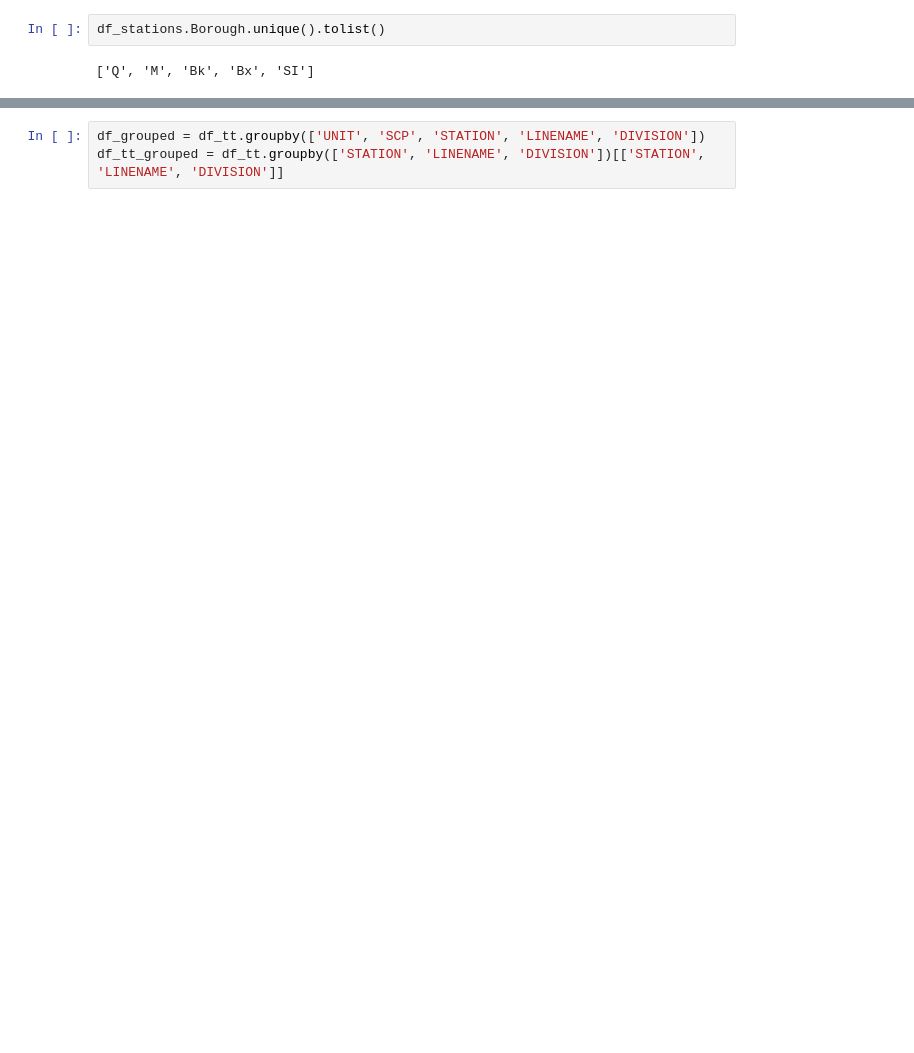
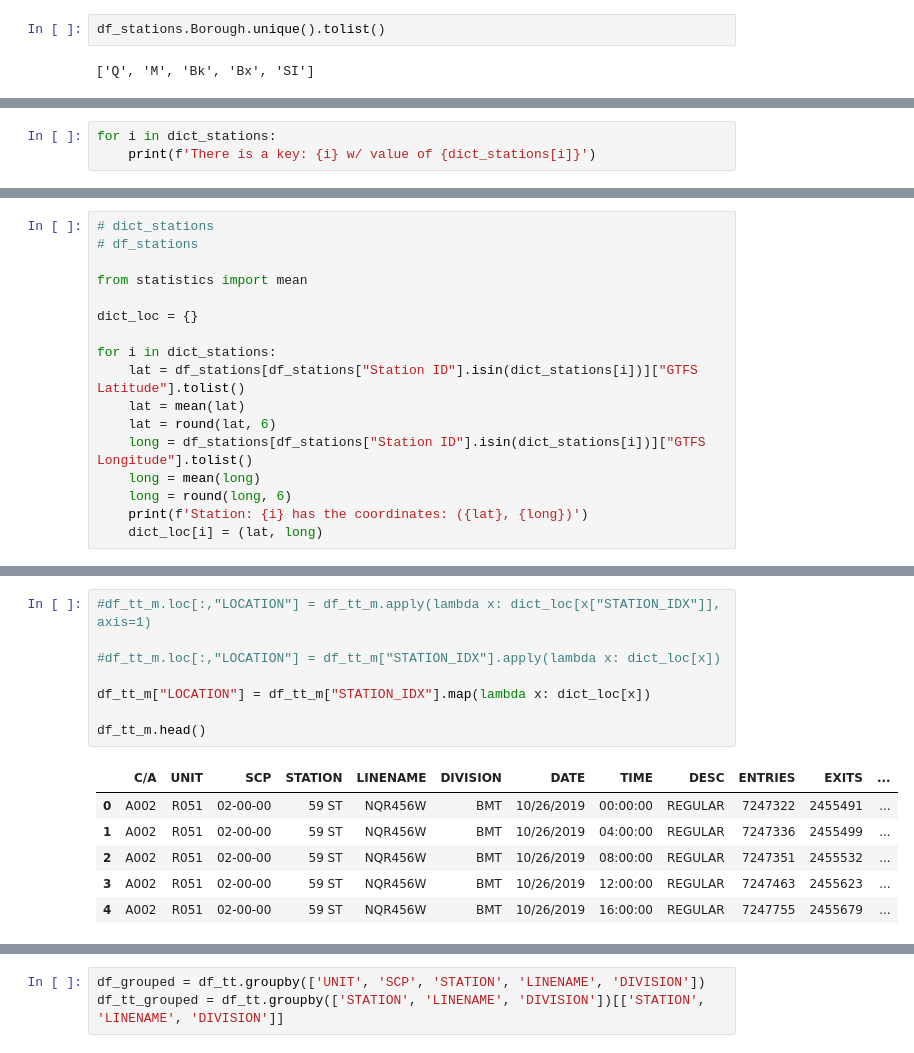
Before and after one commit to ykLIU1982/Coursera, a Jupyter notebook: assignment_draft.ipynb, the cells around one changed output, grey strips where cells are left out. Saved outputs shown, nothing was run; the diff lists cells and outputs as text; blank space fills up the shorter version.

```diff
--- a/assignment_draft.ipynb
+++ b/assignment_draft.ipynb
@@ -224,0 +492,3 @@ lstDataSta = df.STATION.unique().tolist()
+# %%
+for i in dict_stations:
+    print(f'There is a key: {i} w/ value of {dict_stations[i]}')
@@ -224,0 +524,17 @@ lstDataSta = df.STATION.unique().tolist()
+# %%
+# dict_stations
+# df_stations
+
+from statistics import mean
+
+dict_loc = {}
+
+for i in dict_stations:
+    lat = df_stations[df_stations["Station ID"].isin(dict_stations[i])]["GTFS Latitude"].tolist()
+    lat = mean(lat)
+    lat = round(lat, 6)
+    long = df_stations[df_stations["Station ID"].isin(dict_stations[i])]["GTFS Longitude"].tolist()
+    long = mean(long)
+    long = round(long, 6)
+    print(f'Station: {i} has the coordinates: ({lat}, {long})')
+    dict_loc[i] = (lat, long)
@@ -224,0 +599,15 @@ lstDataSta = df.STATION.unique().tolist()
+# %%
+#df_tt_m.loc[:,"LOCATION"] = df_tt_m.apply(lambda x: dict_loc[x["STATION_IDX"]], axis=1)
+
+#df_tt_m.loc[:,"LOCATION"] = df_tt_m["STATION_IDX"].apply(lambda x: dict_loc[x])
+
+df_tt_m["LOCATION"] = df_tt_m["STATION_IDX"].map(lambda x: dict_loc[x])
+
+df_tt_m.head()
+# %% [output]
+|  | C/A | UNIT | SCP | STATION | LINENAME | DIVISION | DATE | TIME | DESC | ENTRIES | EXITS | ... |
+| 0 | A002 | R051 | 02-00-00 | 59 ST | NQR456W | BMT | 10/26/2019 | 00:00:00 | REGULAR | 7247322 | 2455491 | ... |
+| 1 | A002 | R051 | 02-00-00 | 59 ST | NQR456W | BMT | 10/26/2019 | 04:00:00 | REGULAR | 7247336 | 2455499 | ... |
+| 2 | A002 | R051 | 02-00-00 | 59 ST | NQR456W | BMT | 10/26/2019 | 08:00:00 | REGULAR | 7247351 | 2455532 | ... |
+| 3 | A002 | R051 | 02-00-00 | 59 ST | NQR456W | BMT | 10/26/2019 | 12:00:00 | REGULAR | 7247463 | 2455623 | ... |
+| 4 | A002 | R051 | 02-00-00 | 59 ST | NQR456W | BMT | 10/26/2019 | 16:00:00 | REGULAR | 7247755 | 2455679 | ... |
```
Also changed, not shown: parts of 120 cells of this notebook, 2 other files.
